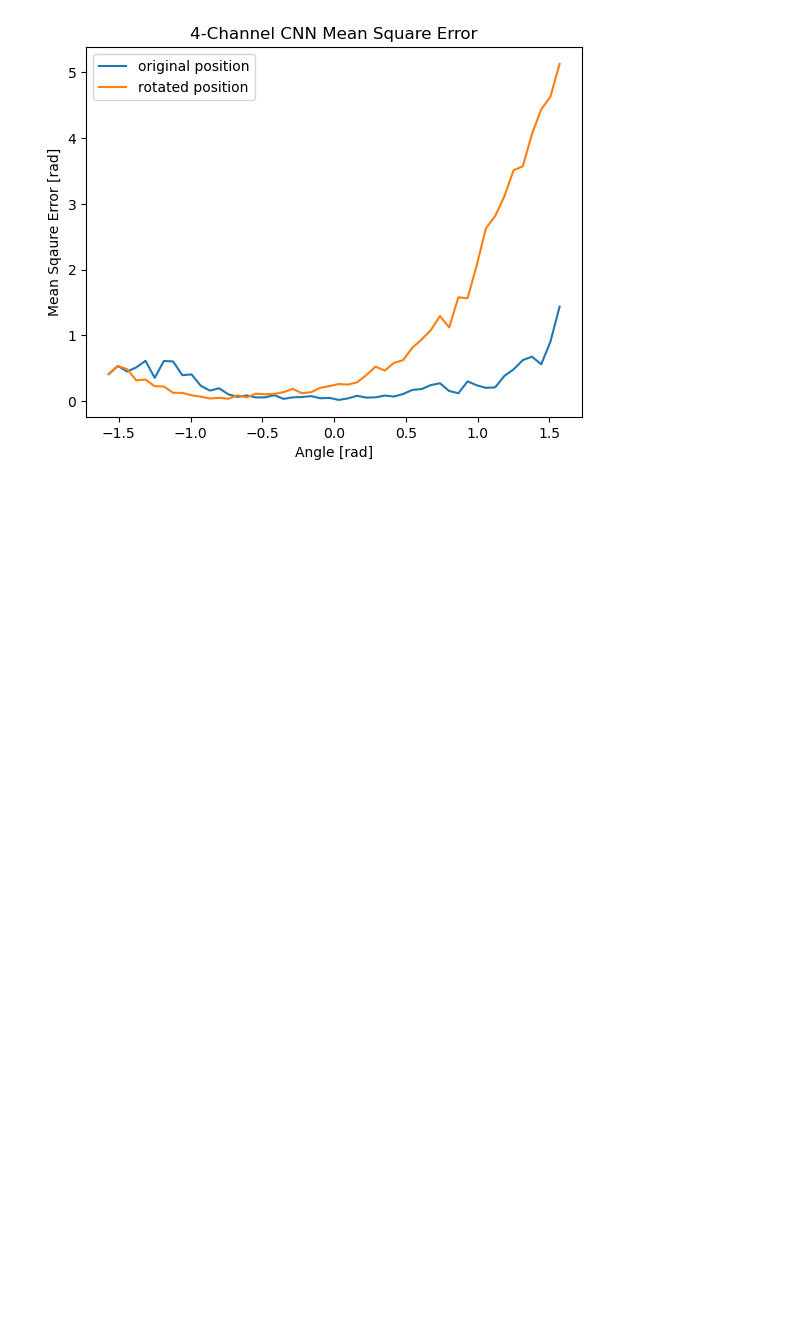
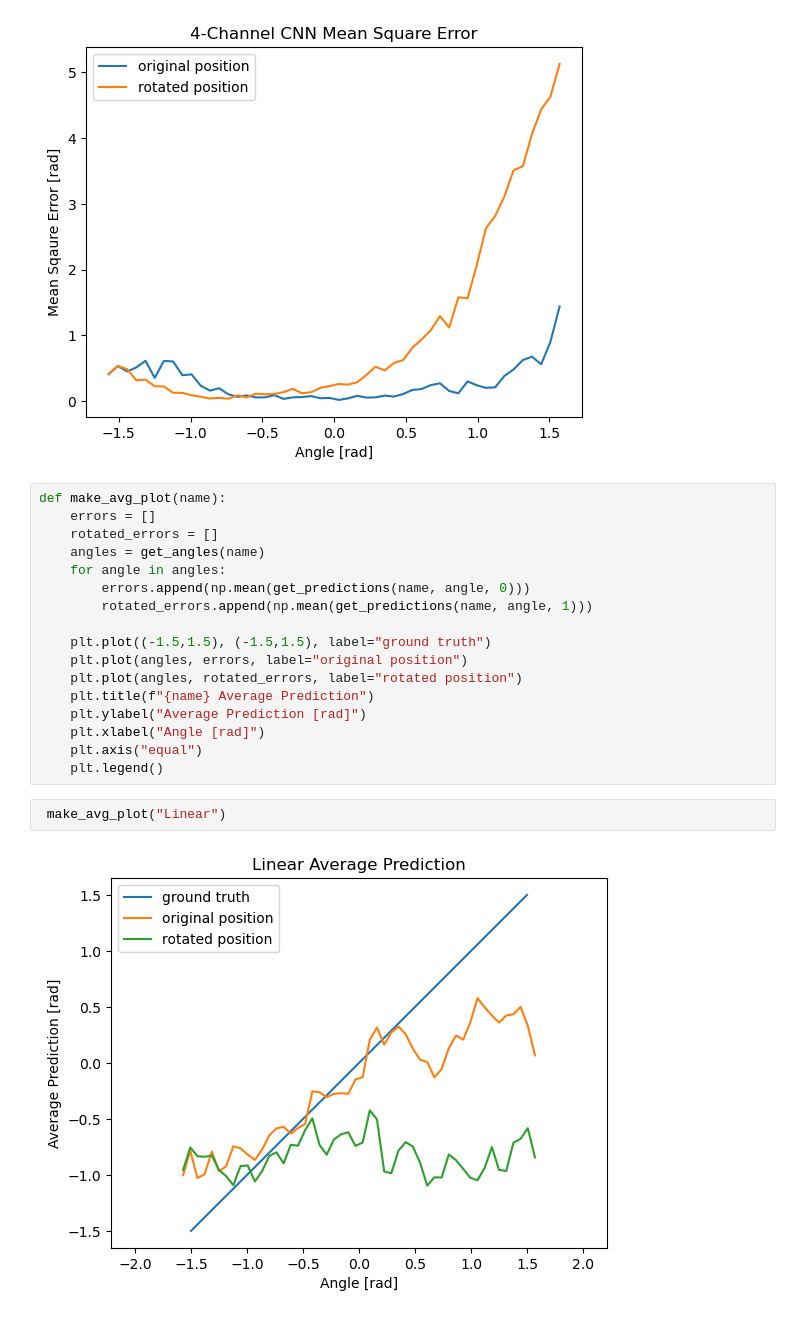
Before and after one commit to Tilman-Burghoff/acoustic-sensing, a Jupyter notebook: experiment3/analyse_rotation_experiment.ipynb, the cells around one changed output. Cells and saved outputs as stored; diff of their text form; blank space fills up the shorter version.

Commit message:
more plots for rotate exp

```diff
--- a/experiment3/analyse_rotation_experiment.ipynb
+++ b/experiment3/analyse_rotation_experiment.ipynb
@@ -77,3 +77,24 @@ make_mse_plot("1-Channel CNN")
 make_mse_plot("4-Channel CNN")
 # %% [output]
 [figure]
+# %%
+def make_avg_plot(name):
+    errors = []
+    rotated_errors = []
+    angles = get_angles(name)
+    for angle in angles:
+        errors.append(np.mean(get_predictions(name, angle, 0)))
+        rotated_errors.append(np.mean(get_predictions(name, angle, 1)))
+
+    plt.plot((-1.5,1.5), (-1.5,1.5), label="ground truth")
+    plt.plot(angles, errors, label="original position")
+    plt.plot(angles, rotated_errors, label="rotated position")
+    plt.title(f"{name} Average Prediction")
+    plt.ylabel("Average Prediction [rad]")
+    plt.xlabel("Angle [rad]")
+    plt.axis("equal")
+    plt.legend()
+# %%
+ make_avg_plot("Linear")
+# %% [output]
+[figure, added]
```
Also changed, not shown: parts of 2 cells of this notebook.
